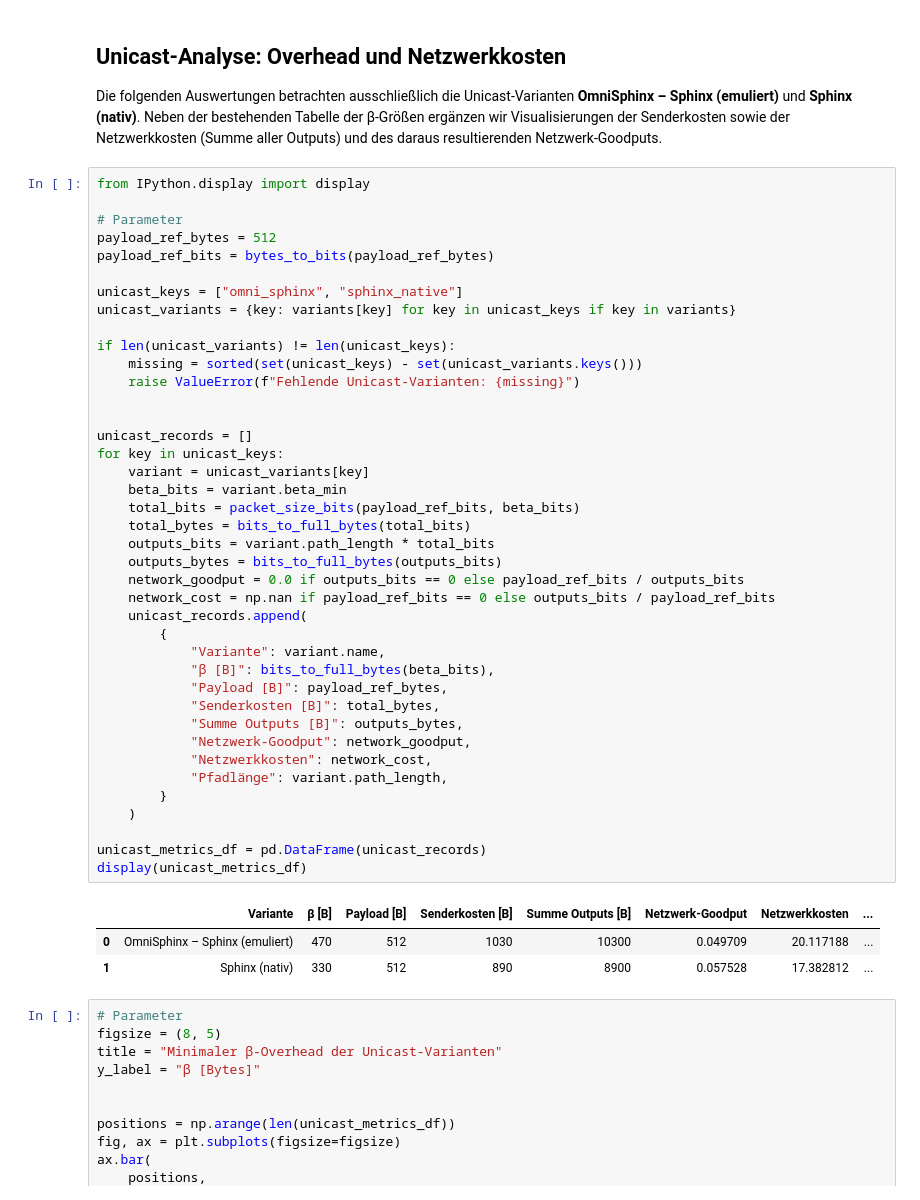
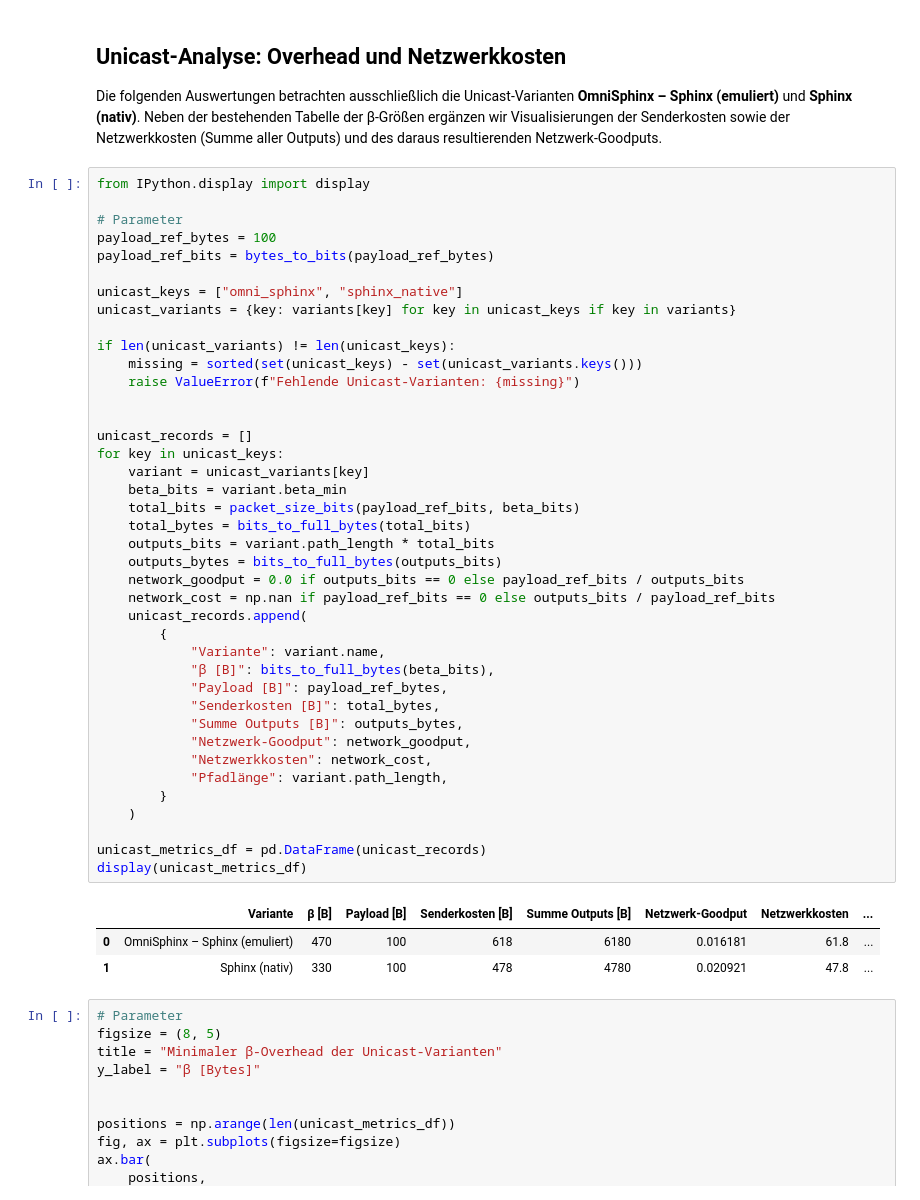
Before and after one commit to kit-ps/OmniSphinx, a Jupyter notebook: size_evaluation.ipynb, the cells around one changed output. Saved outputs shown, nothing was run; the diff lists cells and outputs as text.

```diff
--- a/size_evaluation.ipynb
+++ b/size_evaluation.ipynb
@@ -472,7 +472,7 @@ Die folgenden Auswertungen betrachten ausschließlich die Unicast-Varianten **Om
 from IPython.display import display
 
 # Parameter
-payload_ref_bytes = 512
+payload_ref_bytes = 100
 payload_ref_bits = bytes_to_bits(payload_ref_bytes)
 
 unicast_keys = ["omni_sphinx", "sphinx_native"]
@@ -483,35 +483,35 @@ if len(unicast_variants) != len(unicast_keys):
     raise ValueError(f"Fehlende Unicast-Varianten: {missing}")
 
 
 unicast_records = []
 for key in unicast_keys:
     variant = unicast_variants[key]
     beta_bits = variant.beta_min
     total_bits = packet_size_bits(payload_ref_bits, beta_bits)
     total_bytes = bits_to_full_bytes(total_bits)
     outputs_bits = variant.path_length * total_bits
     outputs_bytes = bits_to_full_bytes(outputs_bits)
     network_goodput = 0.0 if outputs_bits == 0 else payload_ref_bits / outputs_bits
     network_cost = np.nan if payload_ref_bits == 0 else outputs_bits / payload_ref_bits
     unicast_records.append(
         {
             "Variante": variant.name,
             "β [B]": bits_to_full_bytes(beta_bits),
 			"Payload [B]": payload_ref_bytes,
             "Senderkosten [B]": total_bytes,
             "Summe Outputs [B]": outputs_bytes,
             "Netzwerk-Goodput": network_goodput,
             "Netzwerkkosten": network_cost,
             "Pfadlänge": variant.path_length,
         }
     )
 
 unicast_metrics_df = pd.DataFrame(unicast_records)
 display(unicast_metrics_df)
 # %% [output]
 |  | Variante | β [B] | Payload [B] | Senderkosten [B] | Summe Outputs [B] | Netzwerk-Goodput | Netzwerkkosten | ... |
-| 0 | OmniSphinx – Sphinx (emuliert) | 470 | 512 | 1030 | 10300 | 0.049709 | 20.117188 | ... |
-| 1 | Sphinx (nativ) | 330 | 512 | 890 | 8900 | 0.057528 | 17.382812 | ... |
+| 0 | OmniSphinx – Sphinx (emuliert) | 470 | 100 | 618 | 6180 | 0.016181 | 61.8 | ... |
+| 1 | Sphinx (nativ) | 330 | 100 | 478 | 4780 | 0.020921 | 47.8 | ... |
 # %%
 # Parameter
 figsize = (8, 5)
```
Also changed, not shown: parts of 4 cells of this notebook.
